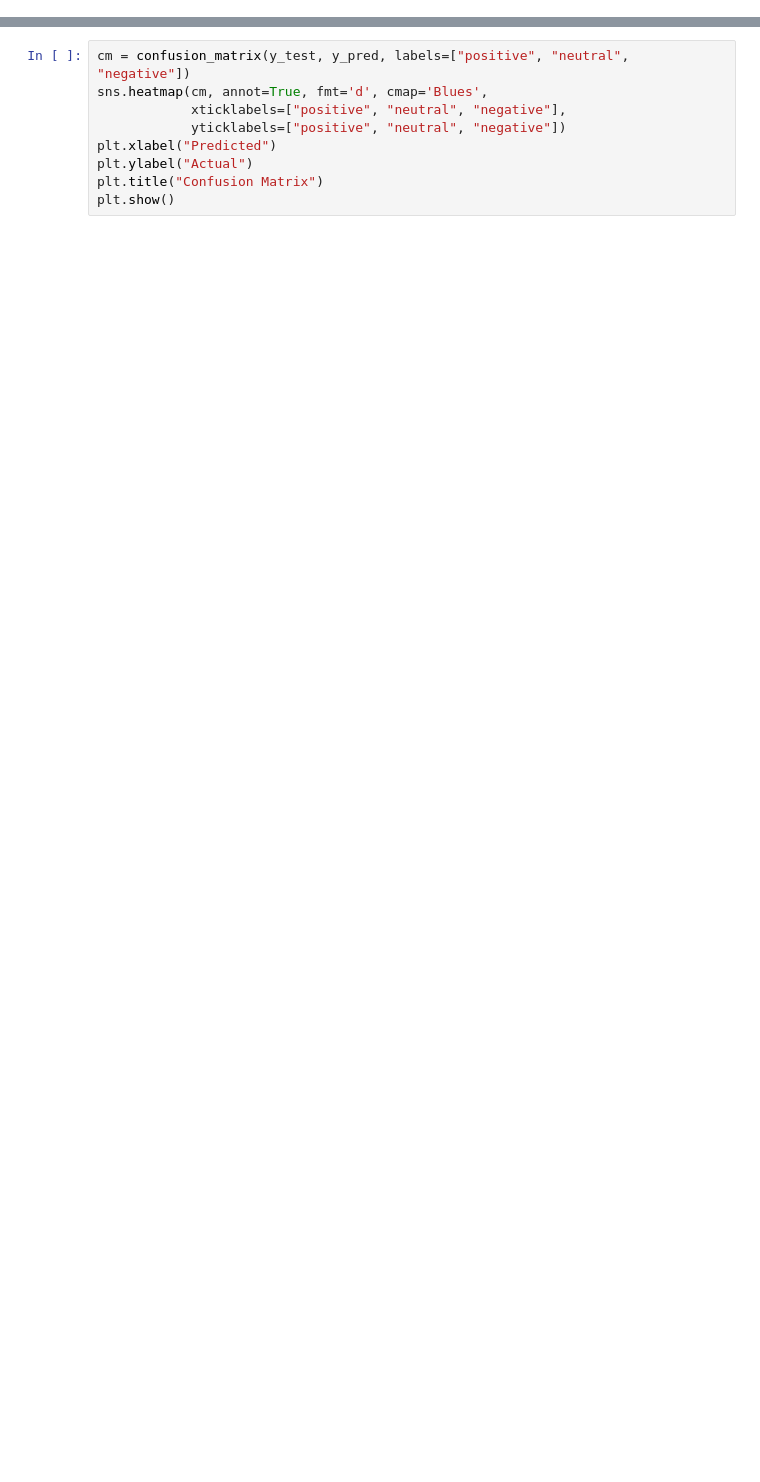
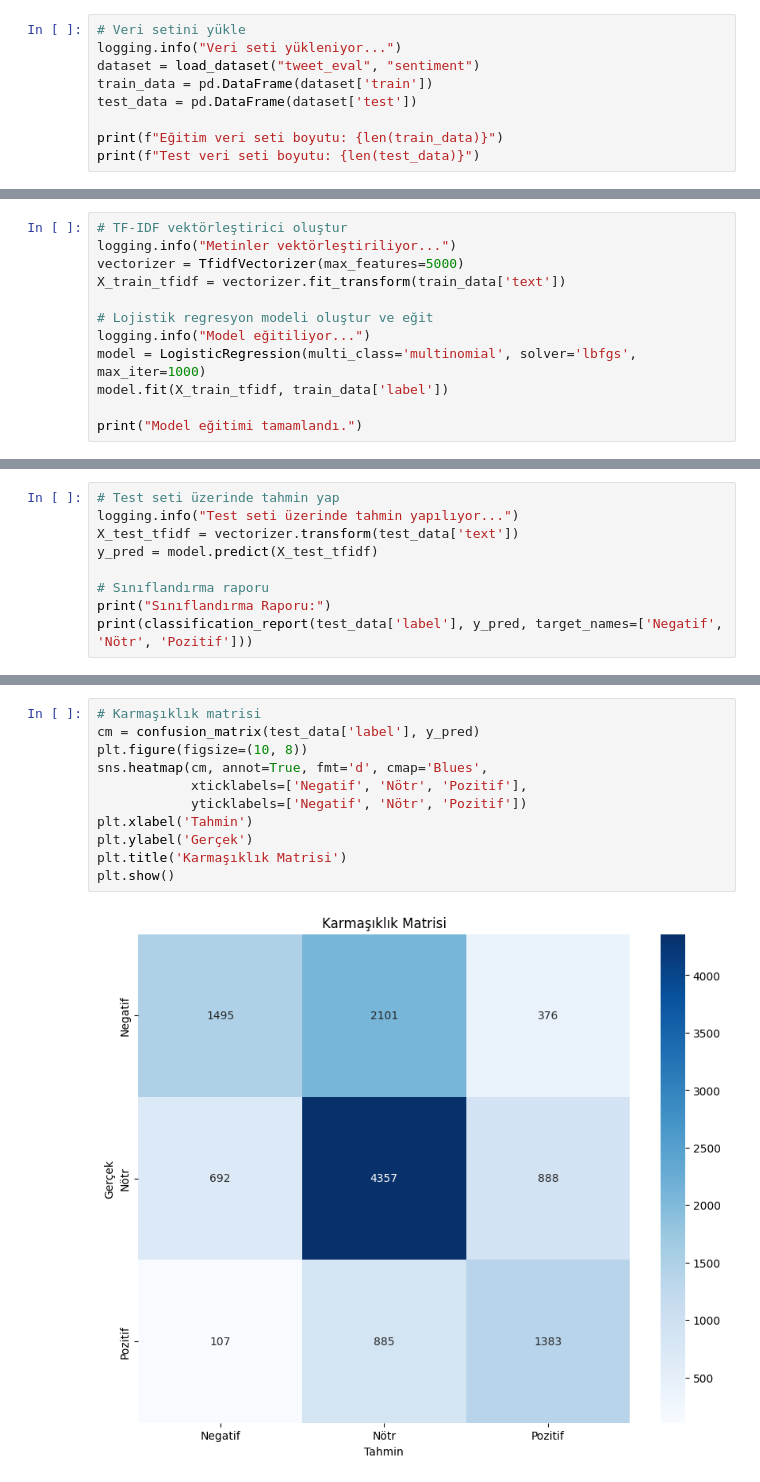
Before and after one commit to uzeyirtalhakilic/tweeteval-multiclass-sentiment-analysis, a Jupyter notebook: notebooks/sentiment_analysis.ipynb, the cells around one changed output, grey strips where cells are left out. Drawn from its saved outputs; the diff is of its cells as text; blank space fills up the shorter version.

```diff
--- a/notebooks/sentiment_analysis.ipynb
+++ b/notebooks/sentiment_analysis.ipynb
@@ -51,0 +22,9 @@ print(classification_report(y_test, y_pred))
+# %%
+# Veri setini yükle
+logging.info("Veri seti yükleniyor...")
+dataset = load_dataset("tweet_eval", "sentiment")
+train_data = pd.DataFrame(dataset['train'])
+test_data = pd.DataFrame(dataset['test'])
+
+print(f"Eğitim veri seti boyutu: {len(train_data)}")
+print(f"Test veri seti boyutu: {len(test_data)}")
@@ -51,0 +63,12 @@ print(classification_report(y_test, y_pred))
+# %%
+# TF-IDF vektörleştirici oluştur
+logging.info("Metinler vektörleştiriliyor...")
+vectorizer = TfidfVectorizer(max_features=5000)
+X_train_tfidf = vectorizer.fit_transform(train_data['text'])
+
+# Lojistik regresyon modeli oluştur ve eğit
+logging.info("Model eğitiliyor...")
+model = LogisticRegression(multi_class='multinomial', solver='lbfgs', max_iter=1000)
+model.fit(X_train_tfidf, train_data['label'])
+
+print("Model eğitimi tamamlandı.")
@@ -51,0 +81,9 @@ print(classification_report(y_test, y_pred))
+# %%
+# Test seti üzerinde tahmin yap
+logging.info("Test seti üzerinde tahmin yapılıyor...")
+X_test_tfidf = vectorizer.transform(test_data['text'])
+y_pred = model.predict(X_test_tfidf)
+
+# Sınıflandırma raporu
+print("Sınıflandırma Raporu:")
+print(classification_report(test_data['label'], y_pred, target_names=['Negatif', 'Nötr', 'Pozitif']))
@@ -52,9 +102,13 @@ print(classification_report(y_test, y_pred))
 # %%
-cm = confusion_matrix(y_test, y_pred, labels=["positive", "neutral", "negative"])
+# Karmaşıklık matrisi
+cm = confusion_matrix(test_data['label'], y_pred)
+plt.figure(figsize=(10, 8))
 sns.heatmap(cm, annot=True, fmt='d', cmap='Blues',
-            xticklabels=["positive", "neutral", "negative"],
-            yticklabels=["positive", "neutral", "negative"])
-plt.xlabel("Predicted")
-plt.ylabel("Actual")
-plt.title("Confusion Matrix")
+            xticklabels=['Negatif', 'Nötr', 'Pozitif'],
+            yticklabels=['Negatif', 'Nötr', 'Pozitif'])
+plt.xlabel('Tahmin')
+plt.ylabel('Gerçek')
+plt.title('Karmaşıklık Matrisi')
 plt.show()
+# %% [output]
+[figure, added]
```
Also changed, not shown: parts of 16 cells of this notebook, 30 other files.
